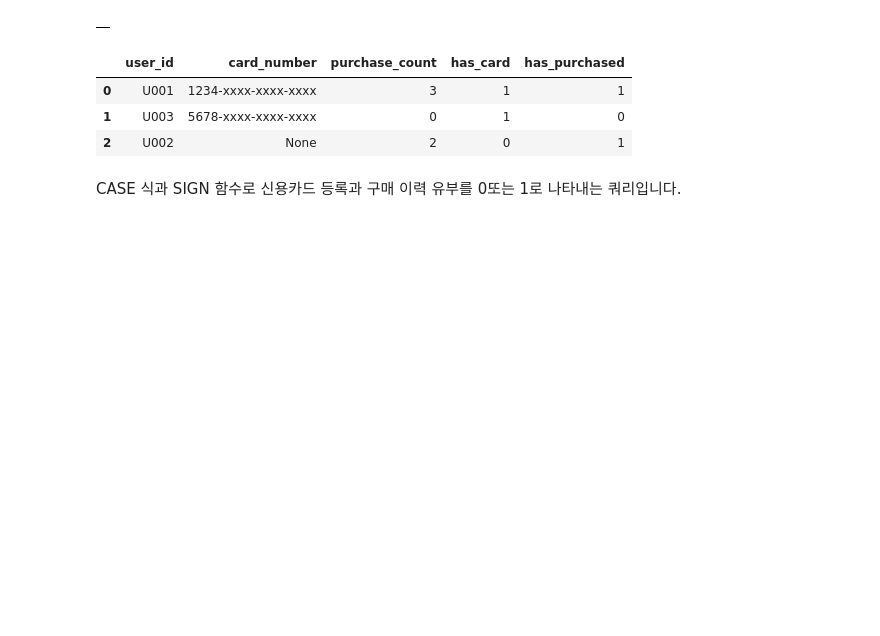
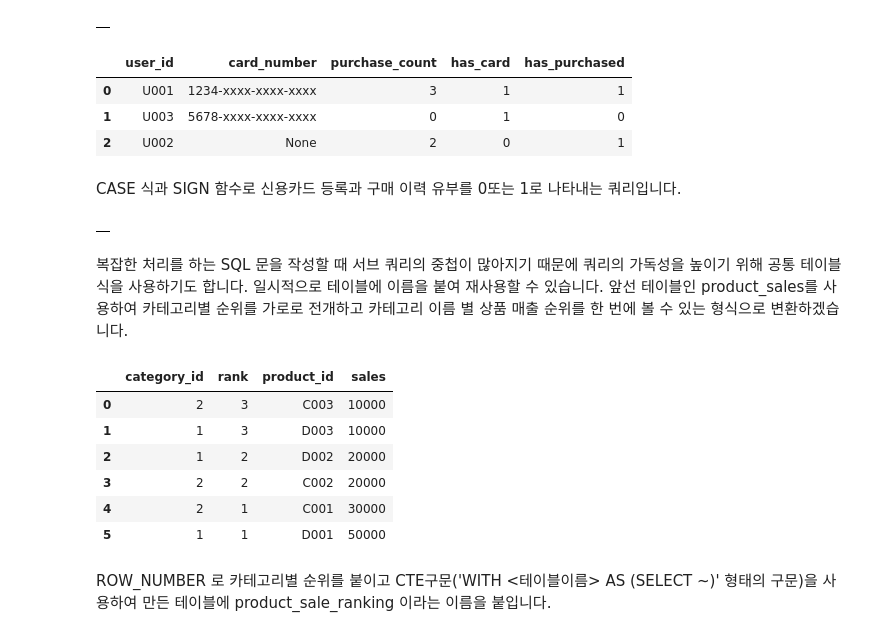
Before and after one commit to yhp2205/SQL, a Jupyter notebook: ch_8.ipynb, the cells around one changed output. Cells and saved outputs as stored; diff of their text form; code cells hidden in the pictures; blank space fills up the shorter version.

```diff
--- a/ch_8.ipynb
+++ b/ch_8.ipynb
@@ -270,3 +270,55 @@ GROUP BY m.user_id, m.card_number
 | 2 | U002 | None | 2 | 0 | 1 |
 # %% [markdown]
 CASE 식과 SIGN 함수로 신용카드 등록과 구매 이력 유부를 0또는 1로 나타내는 쿼리입니다.
+# %%
+%%bigquery --project mygcpproject-340112
+DROP TABLE IF EXISTS sqldata.product_sales;
+CREATE TABLE sqldata.product_sales (
+    category_name string
+  , product_id    string
+  , sales         integer
+);
+
+INSERT INTO sqldata.product_sales
+VALUES
+    ('dvd' , 'D001', 50000)
+  , ('dvd' , 'D002', 20000)
+  , ('dvd' , 'D003', 10000)
+  , ('cd'  , 'C001', 30000)
+  , ('cd'  , 'C002', 20000)
+  , ('cd'  , 'C003', 10000)
+  , ('book', 'B001', 20000)
+  , ('book', 'B002', 15000)
+  , ('book', 'B003', 10000)
+  , ('book', 'B004',  5000)
+;
+# %% [output]
+|  |
+# %% [markdown]
+복잡한 처리를 하는 SQL 문을 작성할 때 서브 쿼리의 중첩이 많아지기 때문에 쿼리의 가독성을 높이기 위해 공통 테이블 식을 사용하기도 합니다. 일시적으로 테이블에 이름을 붙여 재사용할 수 있습니다. 앞선 테이블인 product_sales를 사용하여 카테고리별 순위를 가로로 전개하고 카테고리 이름 별 상품 매출 순위를 한 번에 볼 수 있는 형식으로 변환하겠습니다.
+# %%
+%%bigquery --project mygcpproject-340112
+  -- 8.6 카테고리별 순위를 추가한 테이블에 이름 붙이기
+WITH
+product_sale_ranking AS (
+  SELECT
+      category_name
+    , product_id
+    , sales
+    , ROW_NUMBER() OVER(PARTITION BY category_name ORDER BY sales DESC) AS rank
+  FROM
+    sqldata.product_sales
+)
+SELECT *
+FROM sqldata.product_sale_ranking
+;
+# %% [output]
+|  | category_id | rank | product_id | sales |
+| 0 | 2 | 3 | C003 | 10000 |
+| 1 | 1 | 3 | D003 | 10000 |
+| 2 | 1 | 2 | D002 | 20000 |
+| 3 | 2 | 2 | C002 | 20000 |
+| 4 | 2 | 1 | C001 | 30000 |
+| 5 | 1 | 1 | D001 | 50000 |
+# %% [markdown]
+ROW_NUMBER 로 카테고리별 순위를 붙이고 CTE구문('WITH <테이블이름> AS (SELECT ~)' 형태의 구문)을 사용하여 만든 테이블에 product_sale_ranking 이라는 이름을 붙입니다.
```
Also changed, not shown: parts of 4 cells of this notebook.
